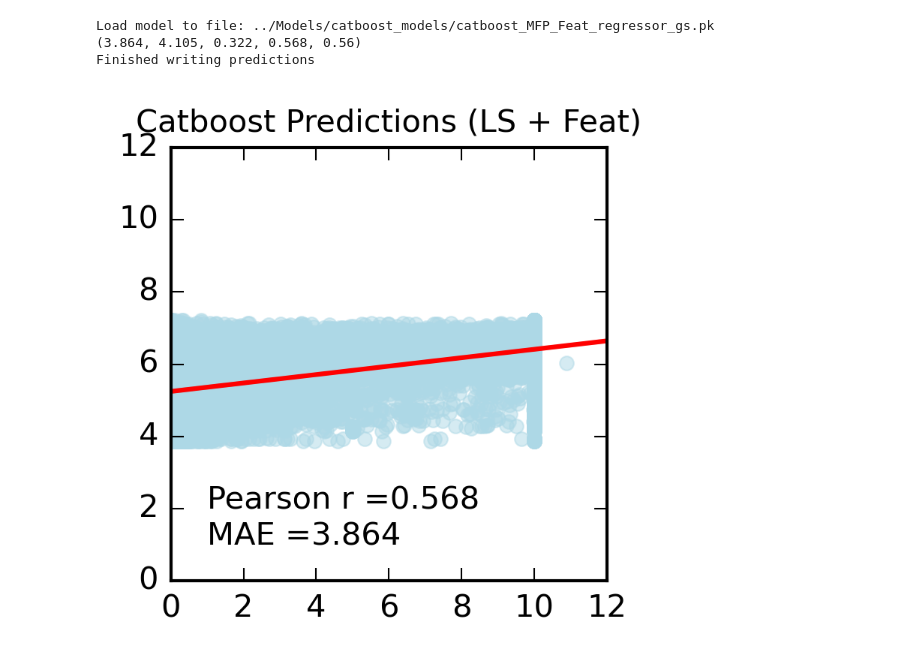
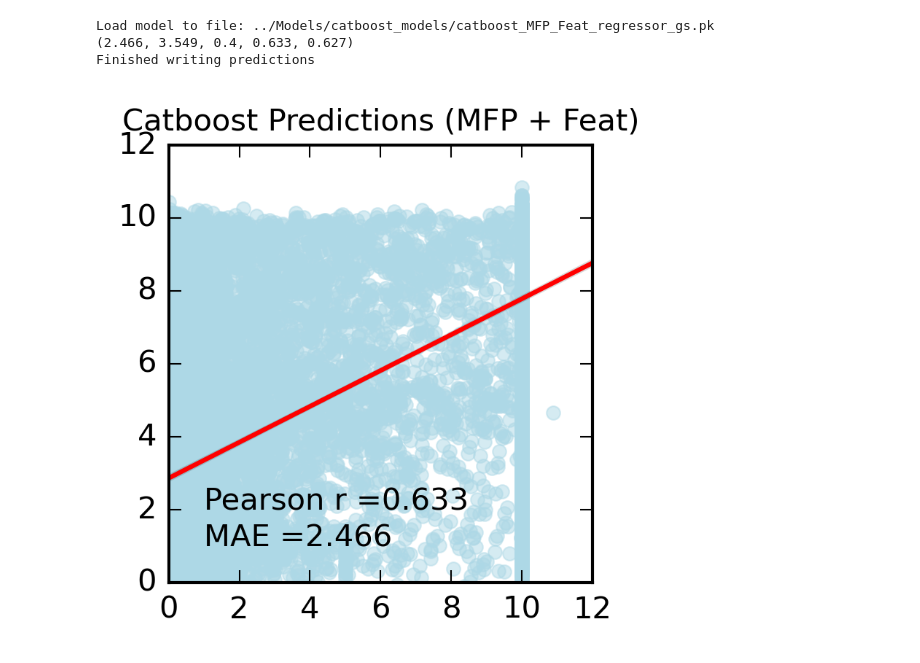
Before and after one commit to raghvendra5688/PT-AML, a Jupyter notebook: scripts/catboost_model.ipynb, the cells around one changed output. Saved outputs shown, nothing was run; the diff lists cells and outputs as text; code cells hidden in the pictures.

```diff
--- a/scripts/catboost_model.ipynb
+++ b/scripts/catboost_model.ipynb
@@ -124,36 +124,36 @@ catboost_best = catboost_gs.best_estimator_
 y_pred_catboost=catboost_best.predict(rev_X_test)
 test_metrics=calculate_regression_metrics(Y_test,y_pred_catboost)
 print(test_metrics)
 
 #Write the prediction of LR model
 metadata_X_test['predictions']=y_pred_catboost
 metadata_X_test['labels']=Y_test
 metadata_X_test.to_csv("../Results/Catboost_"+data_type+"_supervised_test_predictions.csv",index=False,sep="\t")
 print("Finished writing predictions")
 
 fig = plt.figure()
 plt.style.use('classic')
 fig.set_size_inches(2.5,2.5)
 fig.set_dpi(300)
 fig.set_facecolor("white")
 
 ax = sn.regplot(x="labels", y="predictions", data=metadata_X_test, scatter_kws={"color": "lightblue",'alpha':0.5},
                 line_kws={"color": "red"})
-ax.axes.set_title("Catboost Predictions (LS + Feat)",fontsize=10)
+ax.axes.set_title("Catboost Predictions (MFP + Feat)",fontsize=10)
 ax.set_xlim(0, 12)
 ax.set_ylim(0, 12)
 ax.set_xlabel("",fontsize=10)
 ax.set_ylabel("",fontsize=10)
 ax.tick_params(labelsize=10, color="black")
 plt.text(1, 2, 'Pearson r =' +str(test_metrics[3]), fontsize = 10)
 plt.text(1, 1, 'MAE ='+str(test_metrics[0]),fontsize=10)
 outfilename = "../Results/Catboost_"+data_type+"_supervised_test_prediction.pdf"
 plt.savefig(outfilename, bbox_inches="tight")
 # %% [output]
 Load model to file: ../Models/catboost_models/catboost_MFP_Feat_regressor_gs.pk
-(3.864, 4.105, 0.322, 0.568, 0.56)
+(2.466, 3.549, 0.4, 0.633, 0.627)
 Finished writing predictions
-[figure, old version]
+[figure, new version]
 # %%
 #Get the most important variables and their feature importance scores
 catboost_best = load_model("catboost_models/catboost_"+data_type+"_regressor_best_estimator.pk")
```
Also changed, not shown: parts of 4 cells of this notebook, 8 other files.
